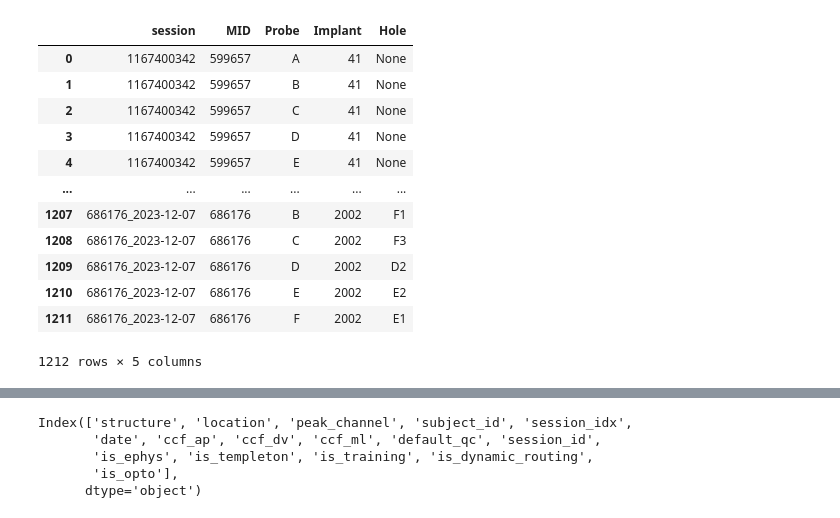
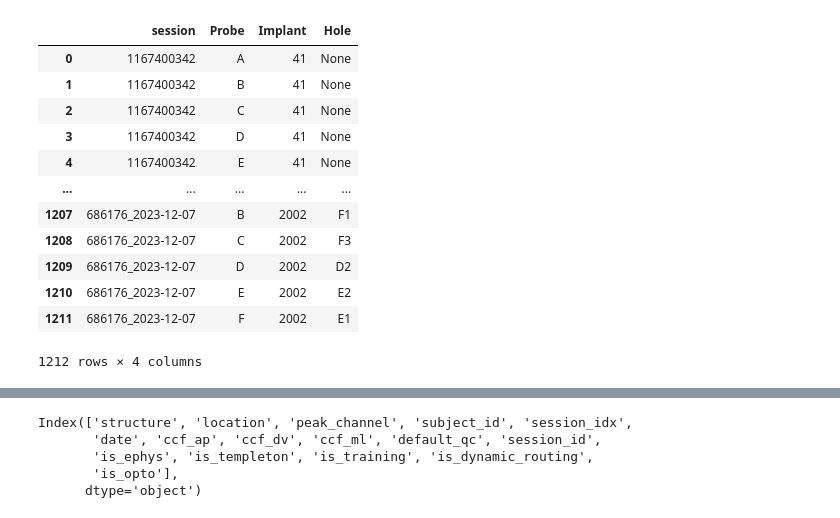
Before and after one commit to AllenInstitute/dynamicrouting-summary, a Jupyter notebook: src/dynamicrouting_summary/area_trajectories.ipynb, the cells around one changed output, grey strips where cells are left out. Drawn from its saved outputs; the diff is of its cells as text; code cells hidden in the pictures.

```diff
--- a/src/dynamicrouting_summary/area_trajectories.ipynb
+++ b/src/dynamicrouting_summary/area_trajectories.ipynb
@@ -15,28 +10,0 @@ VERSION = 'v0.0.195'
-# %%
- # allow integers >8 bytes to be stored in sqlite3
-sqlite3.register_adapter(np.int64, lambda val: int(val))
-sqlite3.register_adapter(np.int32, lambda val: int(val))
-# ------------------------------------------------------------------------------------
-DB_PATH = pathlib.Path('//allen/programs/mindscope/workgroups/dynamicrouting/dynamic_gating_insertions/dr_master.db')
-# with contextlib.suppress(OSError):
-#     DB_PATH.unlink()
-sqlite3.connect(DB_PATH).close()
-DB = f"sqlite:///{DB_PATH}"
-ENGINE = create_engine(DB, echo=False)
-
-df_ccf = pd.read_sql('channel_ccf_coords', con=ENGINE)[['session', 'MID', 'Probe', 'Implant', 'Hole']]
-df_ccf
-# %% [output]
-|  | session | MID | Probe | Implant | Hole |
-| 0 | 1167400342 | 599657 | A | 41 | None |
-| 1 | 1167400342 | 599657 | B | 41 | None |
-| 2 | 1167400342 | 599657 | C | 41 | None |
-| 3 | 1167400342 | 599657 | D | 41 | None |
-| 4 | 1167400342 | 599657 | E | 41 | None |
-| ... | ... | ... | ... | ... | ... |
-| 1207 | 686176_2023-12-07 | 686176 | B | 2002 | F1 |
-| 1208 | 686176_2023-12-07 | 686176 | C | 2002 | F3 |
-| 1209 | 686176_2023-12-07 | 686176 | D | 2002 | D2 |
-| 1210 | 686176_2023-12-07 | 686176 | E | 2002 | E2 |
-| 1211 | 686176_2023-12-07 | 686176 | F | 2002 | E1 |
-1212 rows × 5 columns
@@ -45,0 +11,23 @@ areas_of_interest = df_min_distance.columns[8:].to_list()
+# %%
+connection = npc_lims.get_probe_target_db()
+
+cursor = connection.execute(
+    f"SELECT * FROM channel_ccf_coords"
+)
+channel_ccf_coords = cursor.fetchall()
+df_ccf = pd.DataFrame(channel_ccf_coords)[['session', 'Probe', 'Implant', 'Hole']]
+df_ccf
+# %% [output]
+|  | session | Probe | Implant | Hole |
+| 0 | 1167400342 | A | 41 | None |
+| 1 | 1167400342 | B | 41 | None |
+| 2 | 1167400342 | C | 41 | None |
+| 3 | 1167400342 | D | 41 | None |
+| 4 | 1167400342 | E | 41 | None |
+| ... | ... | ... | ... | ... |
+| 1207 | 686176_2023-12-07 | B | 2002 | F1 |
+| 1208 | 686176_2023-12-07 | C | 2002 | F3 |
+| 1209 | 686176_2023-12-07 | D | 2002 | D2 |
+| 1210 | 686176_2023-12-07 | E | 2002 | E2 |
+| 1211 | 686176_2023-12-07 | F | 2002 | E1 |
+1212 rows × 4 columns
```
Also changed, not shown: parts of 20 cells of this notebook, 1 other file.
